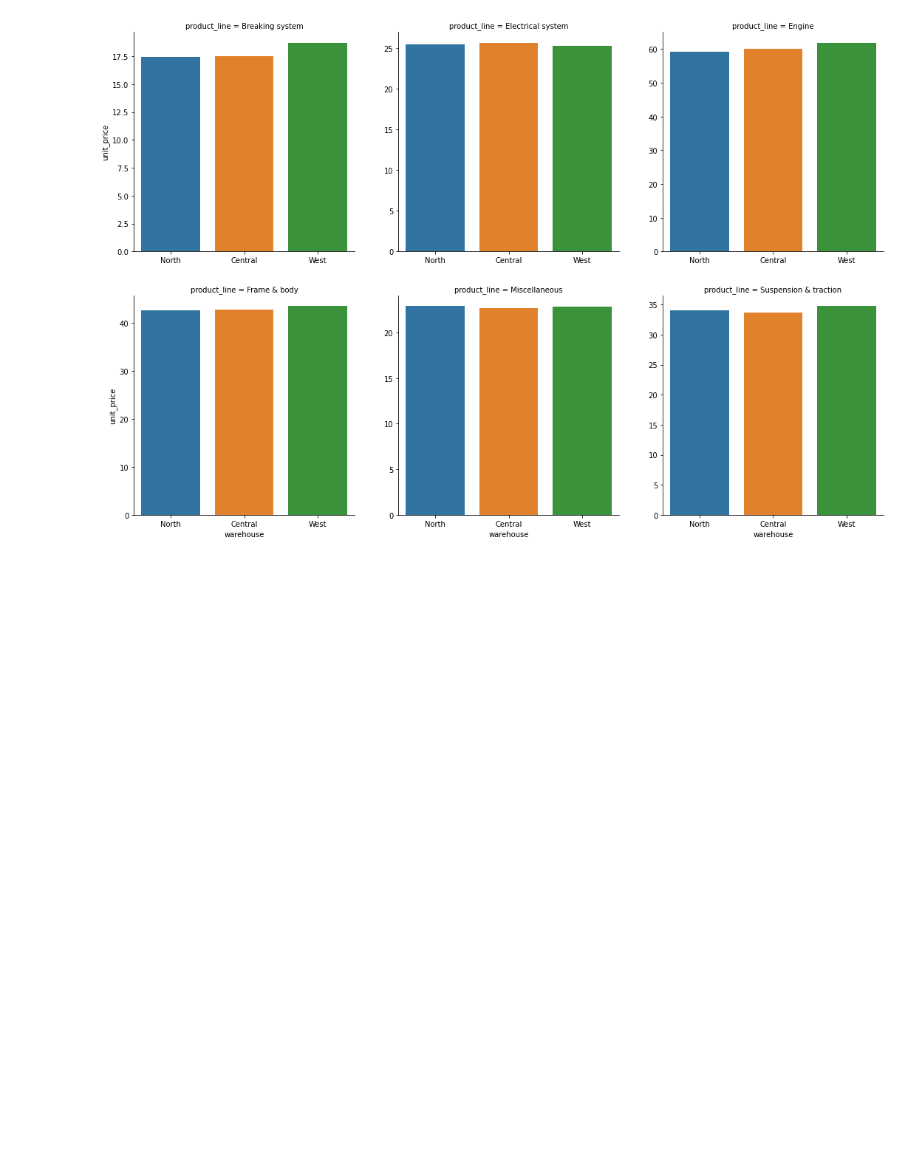
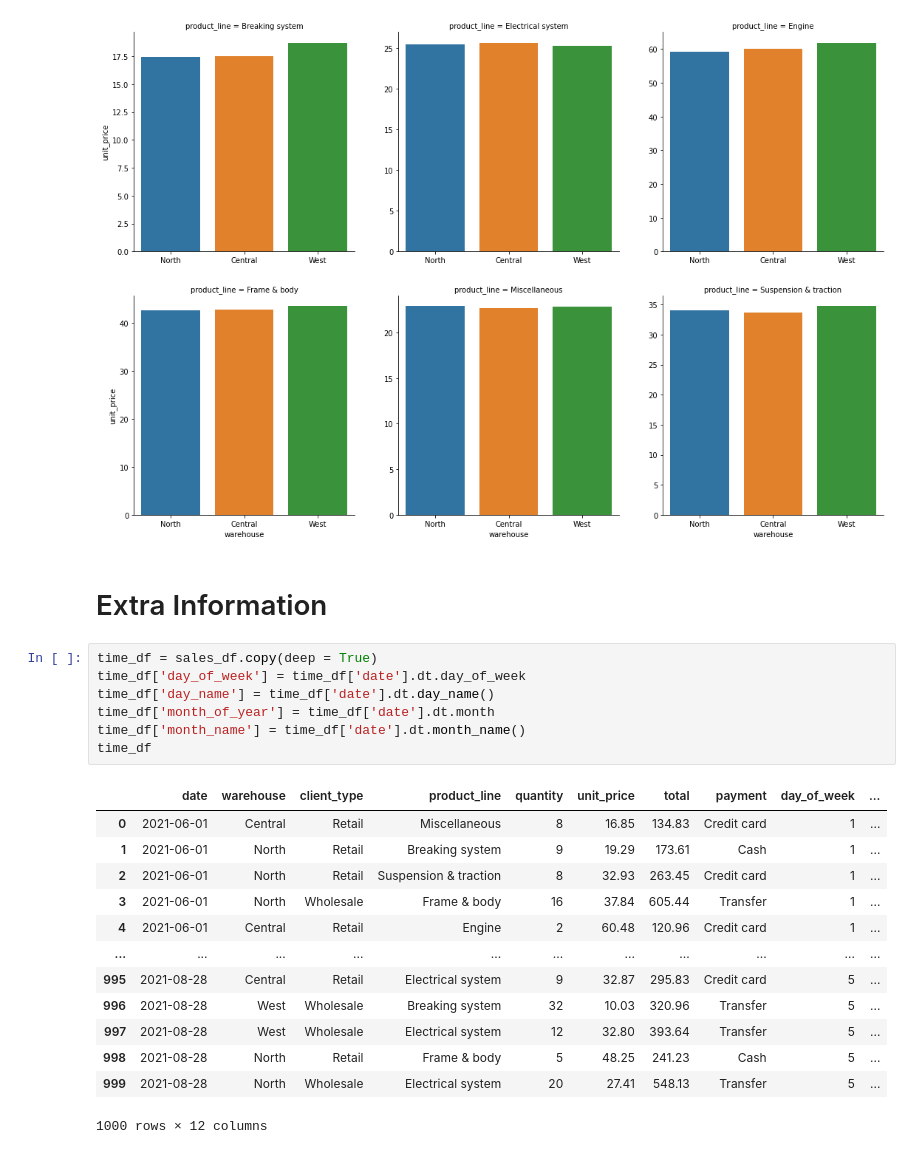
Before and after one commit to LuisEVT/Sales_Data_On_Motorcycle_Parts, a Jupyter notebook: Sale_Data_On_Motorcycle_Parts.ipynb, the cells around one changed output. Cells and saved outputs as stored; diff of their text form; blank space fills up the shorter version.

```diff
--- a/Sale_Data_On_Motorcycle_Parts.ipynb
+++ b/Sale_Data_On_Motorcycle_Parts.ipynb
@@ -154,3 +177,26 @@ for ax in catplot.axes.flatten():
 plt.subplots_adjust(hspace = 0.2, wspace = 0.2)
 # %% [output]
 [figure]
+# %% [markdown]
+# Extra Information
+# %%
+time_df = sales_df.copy(deep = True)
+time_df['day_of_week'] = time_df['date'].dt.day_of_week
+time_df['day_name'] = time_df['date'].dt.day_name()
+time_df['month_of_year'] = time_df['date'].dt.month
+time_df['month_name'] = time_df['date'].dt.month_name()
+time_df
+# %% [output]
+|  | date | warehouse | client_type | product_line | quantity | unit_price | total | payment | day_of_week | ... |
+| 0 | 2021-06-01 | Central | Retail | Miscellaneous | 8 | 16.85 | 134.83 | Credit card | 1 | ... |
+| 1 | 2021-06-01 | North | Retail | Breaking system | 9 | 19.29 | 173.61 | Cash | 1 | ... |
+| 2 | 2021-06-01 | North | Retail | Suspension & traction | 8 | 32.93 | 263.45 | Credit card | 1 | ... |
+| 3 | 2021-06-01 | North | Wholesale | Frame & body | 16 | 37.84 | 605.44 | Transfer | 1 | ... |
+| 4 | 2021-06-01 | Central | Retail | Engine | 2 | 60.48 | 120.96 | Credit card | 1 | ... |
+| ... | ... | ... | ... | ... | ... | ... | ... | ... | ... | ... |
+| 995 | 2021-08-28 | Central | Retail | Electrical system | 9 | 32.87 | 295.83 | Credit card | 5 | ... |
+| 996 | 2021-08-28 | West | Wholesale | Breaking system | 32 | 10.03 | 320.96 | Transfer | 5 | ... |
+| 997 | 2021-08-28 | West | Wholesale | Electrical system | 12 | 32.80 | 393.64 | Transfer | 5 | ... |
+| 998 | 2021-08-28 | North | Retail | Frame & body | 5 | 48.25 | 241.23 | Cash | 5 | ... |
+| 999 | 2021-08-28 | North | Wholesale | Electrical system | 20 | 27.41 | 548.13 | Transfer | 5 | ... |
+1000 rows × 12 columns
```
Also changed, not shown: parts of 5 cells of this notebook.
